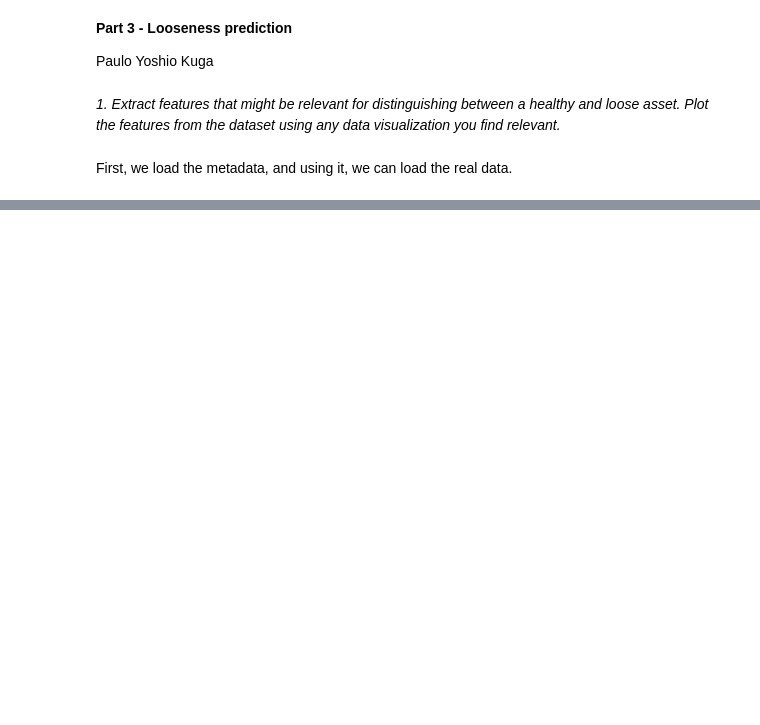
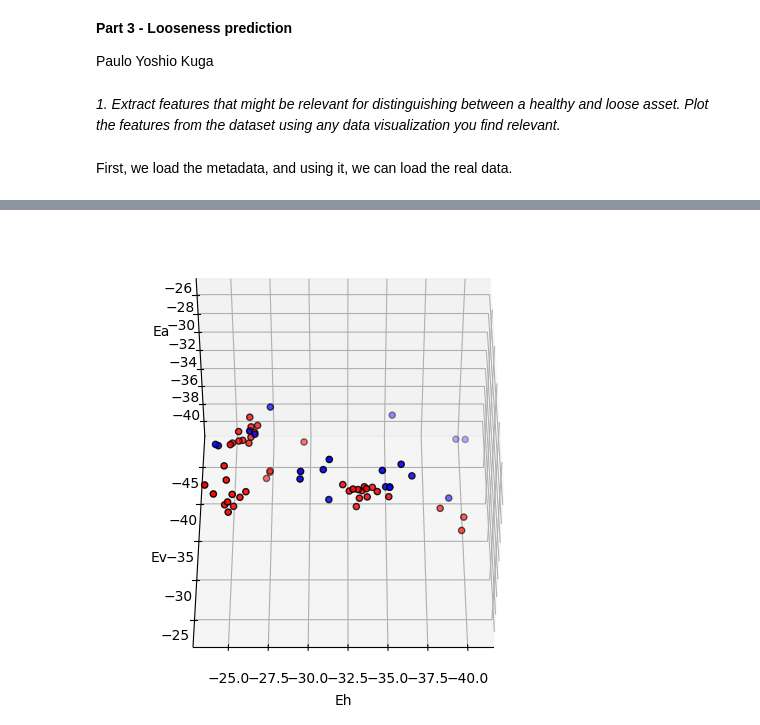
Before and after one commit to pyKuga/TRACTIAN, a Jupyter notebook: part3.ipynb, the cells around one changed output, grey strips where cells are left out. Drawn from its saved outputs; the diff is of its cells as text; code cells hidden in the pictures; blank space fills up the shorter version.

```diff
--- a/part3.ipynb
+++ b/part3.ipynb
@@ -152,0 +98,4 @@ CV mean accuracy: 0.9960000000000001
+# %%
+def SampleEnergy(data,nperseg=1024,overlap_factor=0.5):
+    f,Ph, Pv, Pa  = GenerateWelch(data,nperseg=nperseg,overlap_factor=overlap_factor)
+    return np.mean(np.log10(np.array([Ph, Pv, Pa])),axis=1)*(f[1]-f[0])
@@ -152,0 +112,11 @@ CV mean accuracy: 0.9960000000000001
+# %%
+def get_energies(sample_id):
+    return pd.Series(SampleEnergy(dataDict[sample_id]), index=["Eh","Ev","Ea"])
+
+dataset = metadata[["sample_id","condition"]].copy()
+dataset[["Eh","Ev","Ea"]] = dataset["sample_id"].apply(get_energies)
+
+X = dataset[["Eh","Ev","Ea"]]
+y = dataset["condition"]
+
+X_train, X_test, y_train, y_test = train_test_split(X, y, stratify=y, random_state=199712115)
@@ -184,3 +206,20 @@ class LoosenessModel:
         float: score (0 = no looseness, 1 = high confidence of looseness)
         """
         raise NotImplementedError("The 'score' method must be implemented.")
+# %%
+fig = plt.figure(figsize=(8, 6))
+ax = fig.add_subplot(111, projection="3d")
+
+# Mapear cores pelas classes previstas
+colors = {"healthy": "blue", "structural_looseness": "red"}
+ax.scatter(X_test["Eh"], X_test["Ev"], X_test["Ea"],
+           c=[colors[label] for label in y_test],
+           marker="o", s=20, edgecolor="k")
+
+ax.set_xlabel("Eh")
+ax.set_ylabel("Ev")
+ax.set_zlabel("Ea")
+ax.view_init(elev=45, azim=90)
+#ax.set_title(f"k-NN classification (k={10}, weights='{weights}')")
+# %% [output]
+[figure, added]
```
Also changed, not shown: parts of 10 cells of this notebook, 16 other files.
